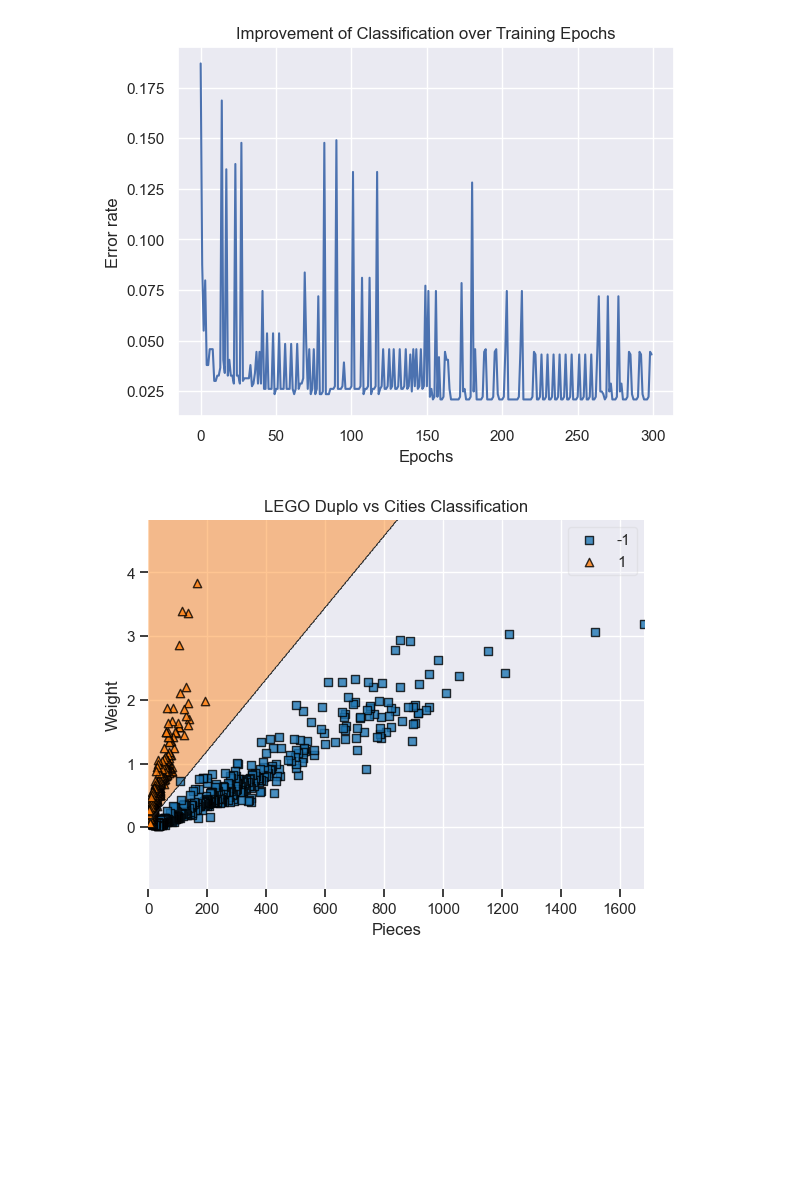
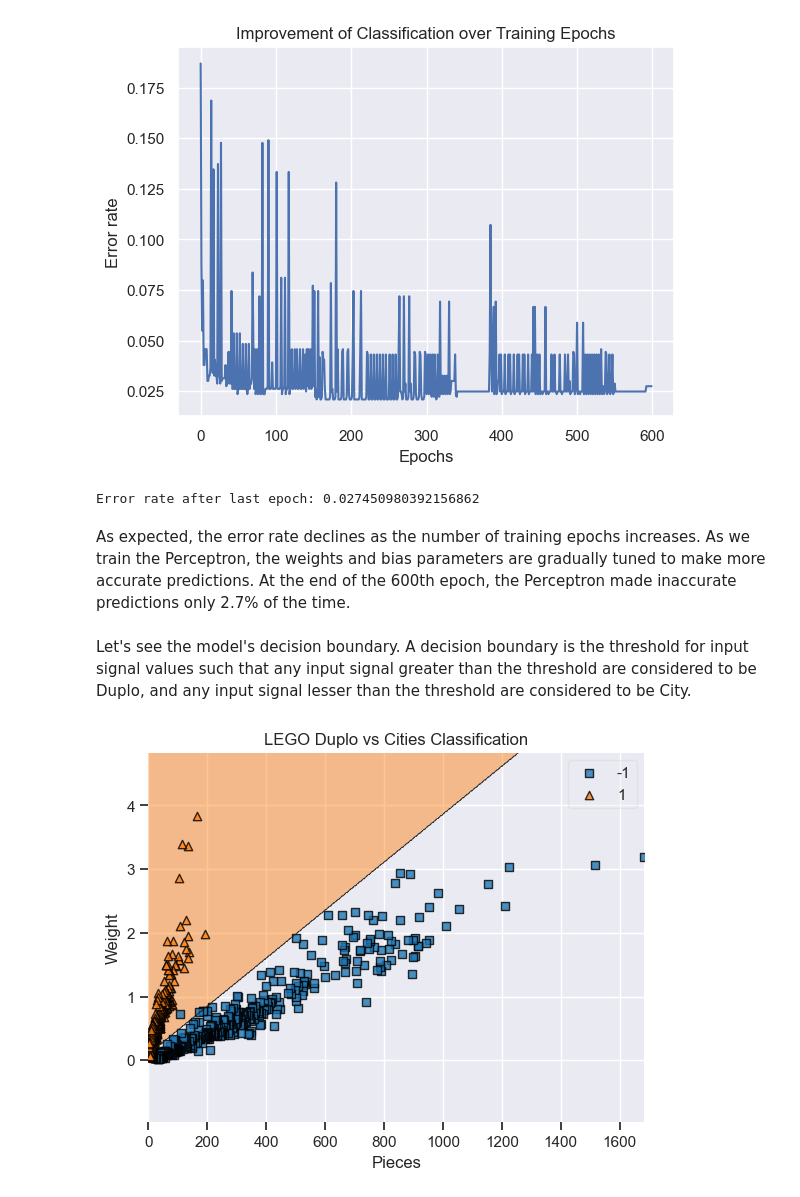
Before and after one commit to SeventhPrize/INDE_577_Data_Science_and_Machine_Learning, a Jupyter notebook: Perceptron.ipynb, the cells around one changed output. Cells and saved outputs as stored; diff of their text form; code cells hidden in the pictures; blank space fills up the shorter version.

Commit message:
Commented and documented Neuron and Perceptron

```diff
--- a/Perceptron.ipynb
+++ b/Perceptron.ipynb
@@ -109,17 +82,32 @@ y_train = df["Indicator"].values.reshape(-1, 1)
 # %%
 class Perceptron(SingleNeuron):
+    '''
+    Implementation of abstract SingleNeuron class as a Perceptron.
+    '''
     def activation(self, preactivation):
         '''
+        RETURNS the +/- sign of the preactivation value.
         '''
         return 2 * (preactivation > 0) - 1
 
-    def update(self, actual, predicted, signal, learning_rate=None):
+    def update(self, actual, predicted, signal):
         '''
+        Updates the model weights using the Perceptron update rule for the prediction on a given data point
+        INPUT
+            actual; the observed actual indicator y_i
+            predicted; the predicted indicator yhat_i
+            signal; the input signal x_i
         '''
         self.weights = self.weights - 1/2 * (predicted - actual) * np.transpose(signal)
         self.bias = self.bias - 1/2 * (predicted - actual)
 
     def cost_function(self, actual, predicted, signal):
         '''
+        INPUT
+            actual; the observed actual indicator y_i
+            predicted; the predicted indicator yhat_i
+            signal; the input signal x_i
+        OUTPUT
+            1 if actual = predicted, else 0
         '''
         return(actual != predicted)
@@ -126,3 +116,3 @@ class Perceptron(SingleNeuron):
 # %%
-p = Perceptron()
-errors = p.train(X_train, y_train, n_epoch=300)
+mdl = Perceptron()
+errors = mdl.train(X_train, y_train, n_epoch=600)
@@ -133,13 +125,19 @@ plt.title("Improvement of Classification over Training Epochs")
 plt.xlabel("Epochs")
 plt.ylabel("Error rate")
 plt.show()
+print("Error rate after last epoch:", errors[-1] / n_sample)
 # %% [output]
-[figure, old version]
+[figure, new version]
+Error rate after last epoch: 0.027450980392156862
+# %% [markdown]
+As expected, the error rate declines as the number of training epochs increases. As we train the Perceptron, the weights and bias parameters are gradually tuned to make more accurate predictions. At the end of the 600th epoch, the Perceptron made inaccurate predictions only 2.7% of the time.
+# %% [markdown]
+Let's see the model's decision boundary. A decision boundary is the threshold for input signal values such that any input signal greater than the threshold are considered to be Duplo, and any input signal lesser than the threshold are considered to be City.
 # %%
-plot_decision_regions(X_train, y_train.reshape((-1,)), clf = p)
+plot_decision_regions(X_train, y_train.reshape((-1,)), clf = mdl)
 plt.title("LEGO Duplo vs Cities Classification")
 plt.xlabel("Pieces")
 plt.ylabel("Weight")
 plt.show()
 # %% [output]
-[figure, old version]
+[figure, new version]
```
Also changed, not shown: parts of 10 cells of this notebook, 2 other files.
